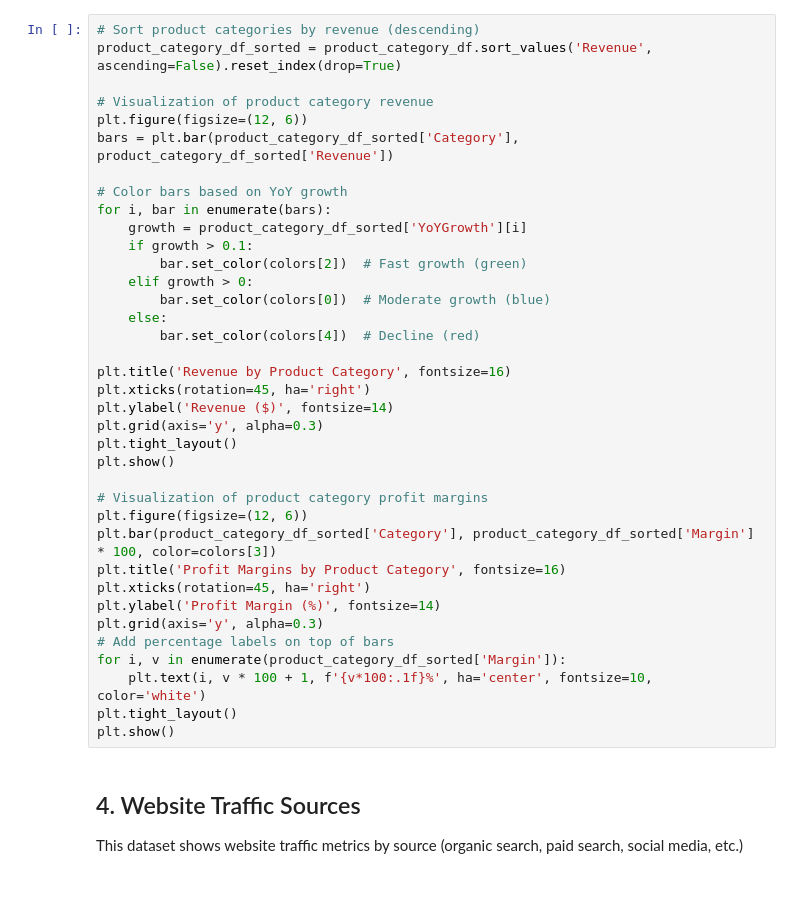
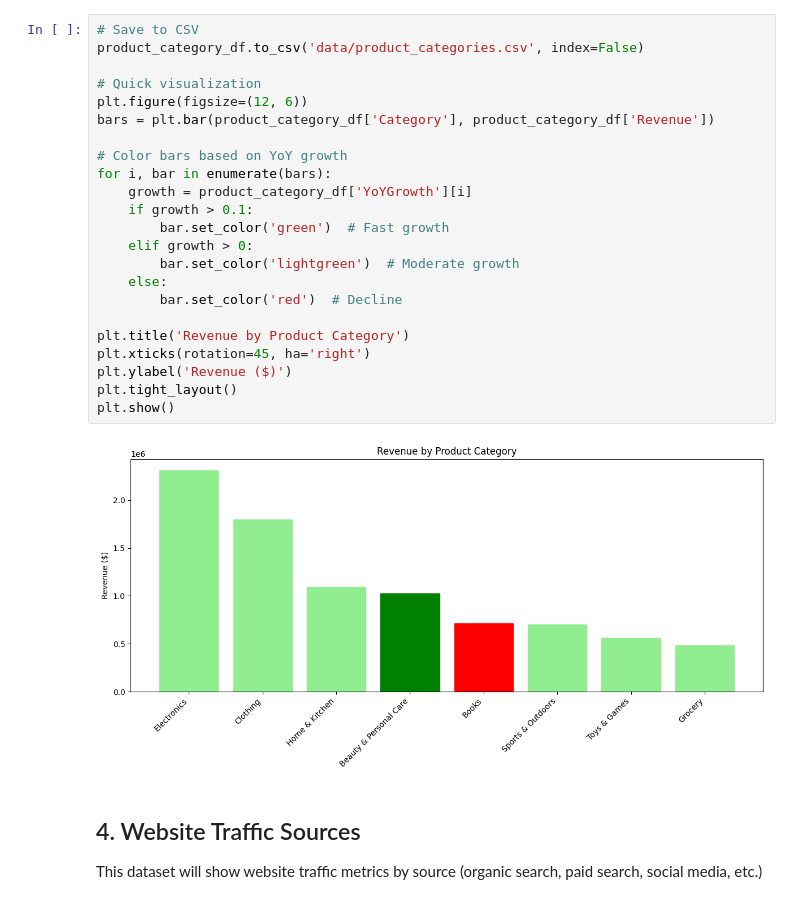
Before and after one commit to xdkaine/CIS3110-A2-AnalyticsDashboard, a Jupyter notebook: analytics_dashboard.ipynb, the cells around one changed output. Drawn from its saved outputs; the diff is of its cells as text.

```diff
--- a/analytics_dashboard.ipynb
+++ b/analytics_dashboard.ipynb
@@ -123,42 +261,30 @@ product_category_df.head()
 # %%
-# Sort product categories by revenue (descending)
-product_category_df_sorted = product_category_df.sort_values('Revenue', ascending=False).reset_index(drop=True)
+# Save to CSV
+product_category_df.to_csv('data/product_categories.csv', index=False)
 
-# Visualization of product category revenue
+# Quick visualization
 plt.figure(figsize=(12, 6))
-bars = plt.bar(product_category_df_sorted['Category'], product_category_df_sorted['Revenue'])
+bars = plt.bar(product_category_df['Category'], product_category_df['Revenue'])
 
 # Color bars based on YoY growth
 for i, bar in enumerate(bars):
-    growth = product_category_df_sorted['YoYGrowth'][i]
+    growth = product_category_df['YoYGrowth'][i]
     if growth > 0.1:
-        bar.set_color(colors[2])  # Fast growth (green)
+        bar.set_color('green')  # Fast growth
     elif growth > 0:
-        bar.set_color(colors[0])  # Moderate growth (blue)
+        bar.set_color('lightgreen')  # Moderate growth
     else:
-        bar.set_color(colors[4])  # Decline (red)
+        bar.set_color('red')  # Decline
 
-plt.title('Revenue by Product Category', fontsize=16)
+plt.title('Revenue by Product Category')
 plt.xticks(rotation=45, ha='right')
-plt.ylabel('Revenue ($)', fontsize=14)
-plt.grid(axis='y', alpha=0.3)
+plt.ylabel('Revenue ($)')
 plt.tight_layout()
 plt.show()
-
-# Visualization of product category profit margins
-plt.figure(figsize=(12, 6))
-plt.bar(product_category_df_sorted['Category'], product_category_df_sorted['Margin'] * 100, color=colors[3])
-plt.title('Profit Margins by Product Category', fontsize=16)
-plt.xticks(rotation=45, ha='right')
-plt.ylabel('Profit Margin (%)', fontsize=14)
-plt.grid(axis='y', alpha=0.3)
-# Add percentage labels on top of bars
-for i, v in enumerate(product_category_df_sorted['Margin']):
-    plt.text(i, v * 100 + 1, f'{v*100:.1f}%', ha='center', fontsize=10, color='white')
-plt.tight_layout()
-plt.show()
+# %% [output]
+[figure, added]
 # %% [markdown]
 ## 4. Website Traffic Sources
 
-This dataset shows website traffic metrics by source (organic search, paid search, social media, etc.)
+This dataset will show website traffic metrics by source (organic search, paid search, social media, etc.)
 # %%
```
Also changed, not shown: parts of 16 cells of this notebook.
